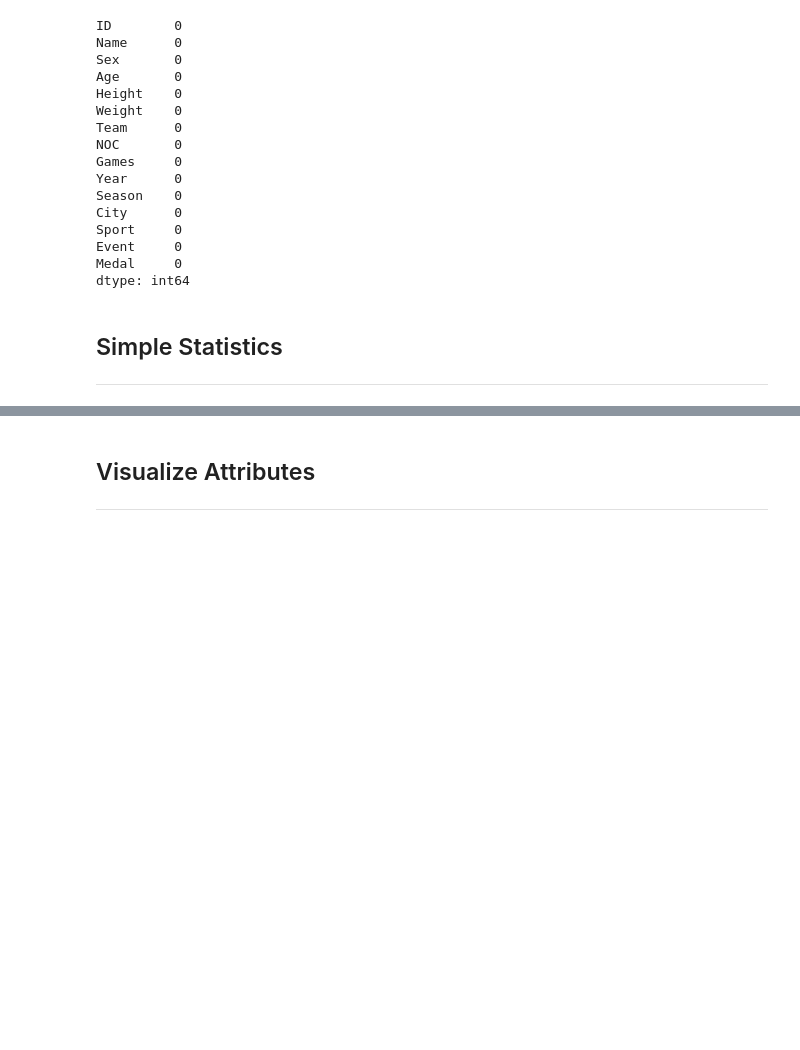
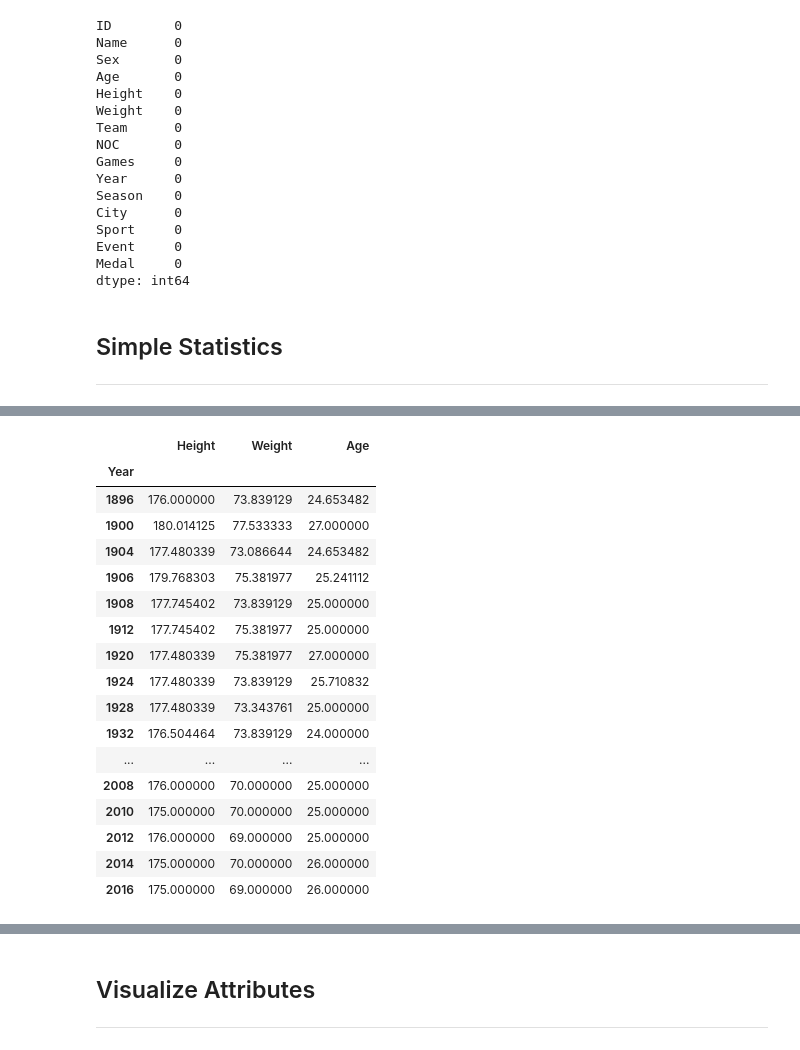
Before and after one commit to i4a/olympics, a Jupyter notebook: LabAssignmentOne.ipynb, the cells around one changed output, grey strips where cells are left out. Saved outputs shown, nothing was run; the diff lists cells and outputs as text; code cells hidden in the pictures; blank space fills up the shorter version.

```diff
--- a/LabAssignmentOne.ipynb
+++ b/LabAssignmentOne.ipynb
@@ -164,3 +178,8 @@ df.head()
 | 2 | 3 | Gunnar Nielsen Aaby | M | 24.0 | 177.480339 | 73.086644 | Denmark | DEN | 1920 Summer | 1920 | Summer | ... |
 | 3 | 4 | Edgar Lindenau Aabye | M | 34.0 | 182.480000 | 95.615385 | Denmark/Sweden | DEN | 1900 Summer | 1900 | Summer | ... |
 | 4 | 5 | Christine Jacoba Aaftink | F | 21.0 | 185.000000 | 82.000000 | Netherlands | NED | 1988 Winter | 1988 | Winter | ... |
+# %%
+#Let's group like features together into continuous, ordinal, and categorical features
+continuous_features = ['Height', 'Weight']
+ordinal_features = ['Age']
+categ_features = ['ID','Name','Sex','Team','Year','NOC','Games','City','Sport','Event','Medal']
@@ -166,0 +214,22 @@ df.head()
+# %%
+#group by the year to see any obvious trends in the medians over time
+df[continuous_features+ordinal_features].groupby(by='Year').median()
+# %% [output]
+|  | Height | Weight | Age |
+| Year |  |  |  |
+| 1896 | 176.000000 | 73.839129 | 24.653482 |
+| 1900 | 180.014125 | 77.533333 | 27.000000 |
+| 1904 | 177.480339 | 73.086644 | 24.653482 |
+| 1906 | 179.768303 | 75.381977 | 25.241112 |
+| 1908 | 177.745402 | 73.839129 | 25.000000 |
+| 1912 | 177.745402 | 75.381977 | 25.000000 |
+| 1920 | 177.480339 | 75.381977 | 27.000000 |
+| 1924 | 177.480339 | 73.839129 | 25.710832 |
+| 1928 | 177.480339 | 73.343761 | 25.000000 |
+| 1932 | 176.504464 | 73.839129 | 24.000000 |
+| ... | ... | ... | ... |
+| 2008 | 176.000000 | 70.000000 | 25.000000 |
+| 2010 | 175.000000 | 70.000000 | 25.000000 |
+| 2012 | 176.000000 | 69.000000 | 25.000000 |
+| 2014 | 175.000000 | 70.000000 | 26.000000 |
+| 2016 | 175.000000 | 69.000000 | 26.000000 |
```
Also changed, not shown: parts of 11 cells of this notebook.
